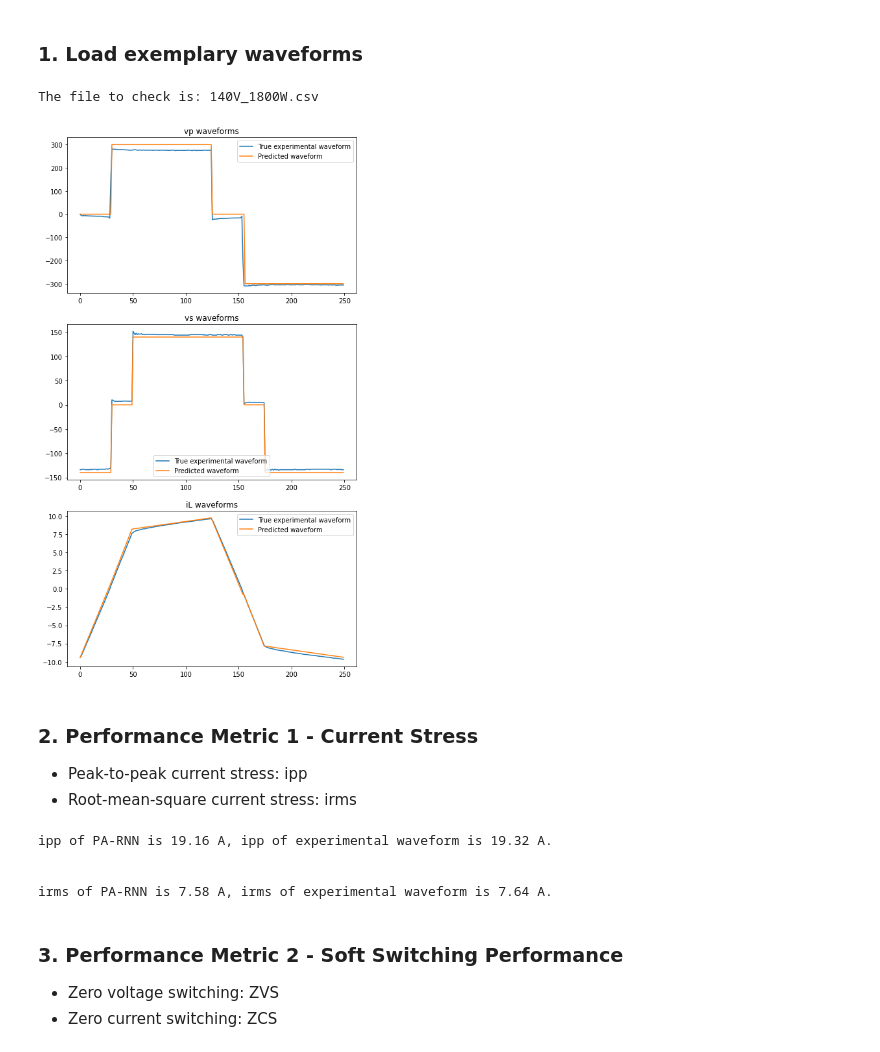
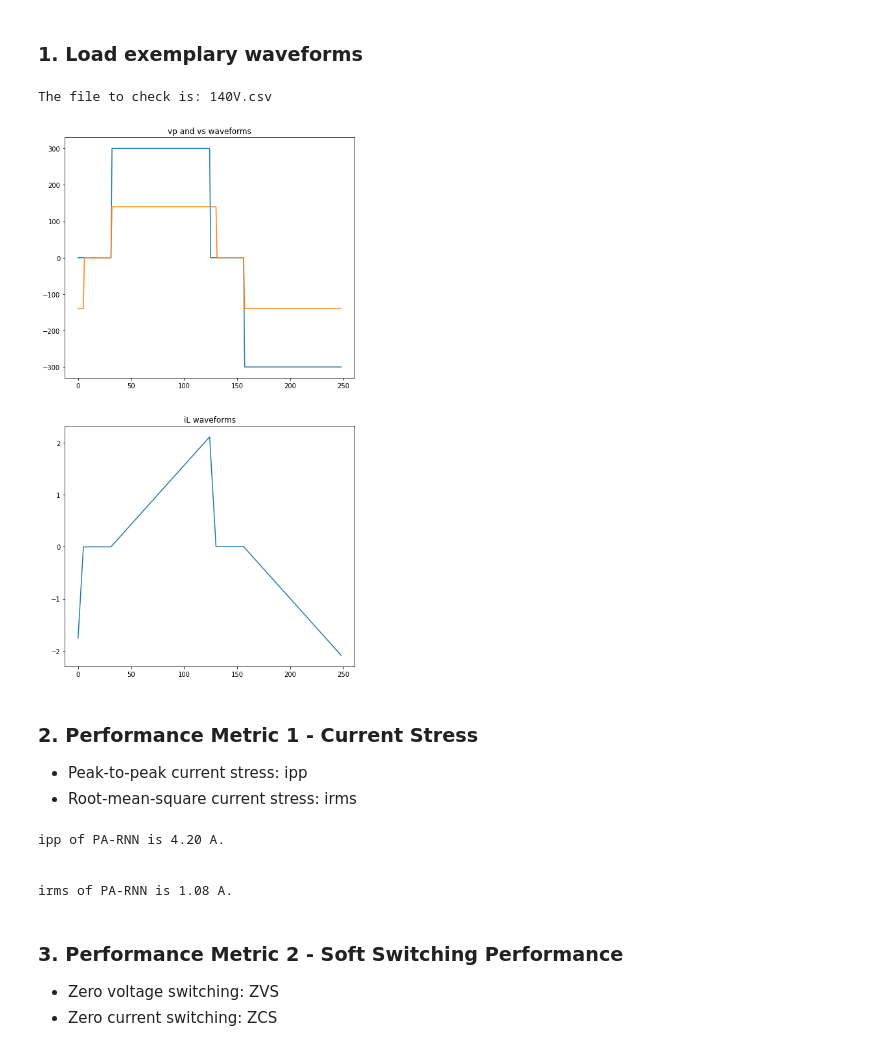
Before and after one commit to XinzeLee/STAR_Metric_Adapter, a Jupyter notebook: Metric Adapter for Diverse Performances.ipynb, the cells around one changed output. Drawn from its saved outputs; the diff is of its cells as text; code cells hidden in the pictures.

```diff
--- a/Metric Adapter for Diverse Performances.ipynb
+++ b/Metric Adapter for Diverse Performances.ipynb
@@ -15,24 +15,22 @@ print(f"The file to check is: {files[selected_idx]}")
 all_results = np.loadtxt(f"{waveform_path}/{files[selected_idx]}",
                         skiprows=1, delimiter=",") # load all data
 
-(vp_true, vp_ES, vs_true,
- vs_ES, iL_true, iL_PA_RNN) = [all_results[:, i] for i in range(all_results.shape[1])] # assign each column into a var
+iL_PA_RNN, vp_ES, vs_ES = [all_results[:, i]
+                           for i in range(all_results.shape[1])] # assign each column into a var
 # %% [output]
-The file to check is: 140V_1800W.csv
+The file to check is: 140V.csv
 # %%
 # Visualize the waveforms in three diverse scenarios
-fig, axs = plt.subplots(3, 1, figsize=(8, 15))
+fig, axs = plt.subplots(2, 1, figsize=(8, 15))
 
-for i, (wave_true, wave_pred, title) in enumerate(zip([vp_true, vs_true, iL_true],
-                                                     [vp_ES, vs_ES, iL_PA_RNN],
-                                                     ["vp waveforms", "vs waveforms", "iL waveforms"])):
-    axs[i].plot(wave_true, label="True experimental waveform")
-    axs[i].plot(wave_pred, label="Predicted waveform")
-    axs[i].legend()
+for i, (waves, title) in enumerate(zip([(vp_ES, vs_ES), (iL_PA_RNN,)],
+                                       ["vp and vs waveforms", "iL waveforms"])):
+    for wave in waves:
+        axs[i].plot(wave)
     axs[i].set_title(title)
 plt.show()
 # %% [output]
-[figure, old version]
+[figure, new version]
 # %% [markdown]
 ### 2. Performance Metric 1 - Current Stress
 * Peak-to-peak current stress: ipp
@@ -47,20 +45,18 @@ def current_stress(iL, metric="ipp", delta_T=200e-9):
 # %%
 # get peak-to-peak current stress
 ipp_PA_RNN = current_stress(iL_PA_RNN, metric="ipp")
-ipp_true = current_stress(iL_true, metric="ipp")
-print(f"ipp of PA-RNN is {ipp_PA_RNN:.2f} A, ipp of experimental waveform is {ipp_true:.2f} A.")
+print(f"ipp of PA-RNN is {ipp_PA_RNN:.2f} A.")
 
 print("\n")
 
 # get root-mean-square current stress
 irms_PA_RNN = current_stress(iL_PA_RNN, metric="irms")
-irms_true = current_stress(iL_true, metric="irms")
-print(f"irms of PA-RNN is {irms_PA_RNN:.2f} A, irms of experimental waveform is {irms_true:.2f} A.")
+print(f"irms of PA-RNN is {irms_PA_RNN:.2f} A.")
 # %% [output]
-ipp of PA-RNN is 19.16 A, ipp of experimental waveform is 19.32 A.
+ipp of PA-RNN is 4.20 A.
 
 
-irms of PA-RNN is 7.58 A, irms of experimental waveform is 7.64 A.
+irms of PA-RNN is 1.08 A.
 # %% [markdown]
 ### 3. Performance Metric 2 - Soft Switching Performance
 * Zero voltage switching: ZVS
```
Also changed, not shown: parts of 4 cells of this notebook.
